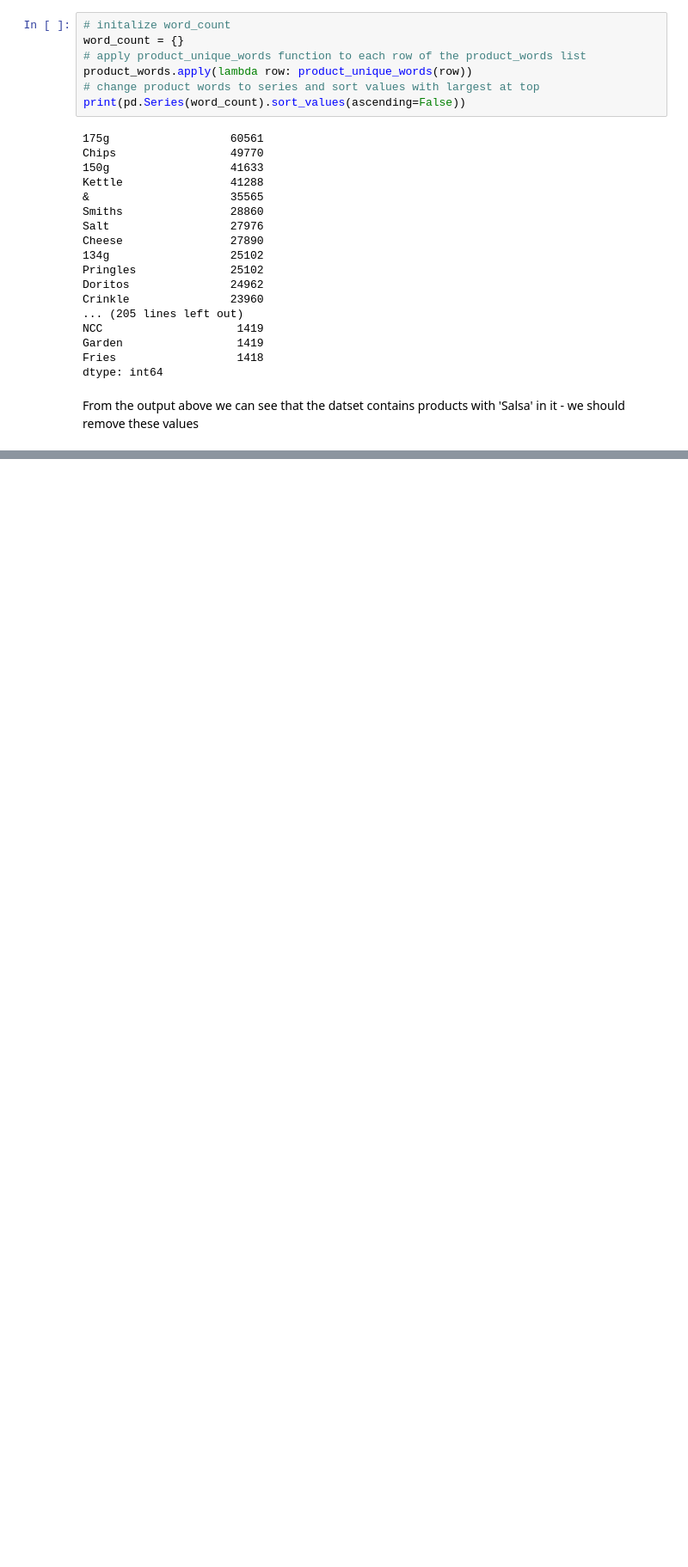
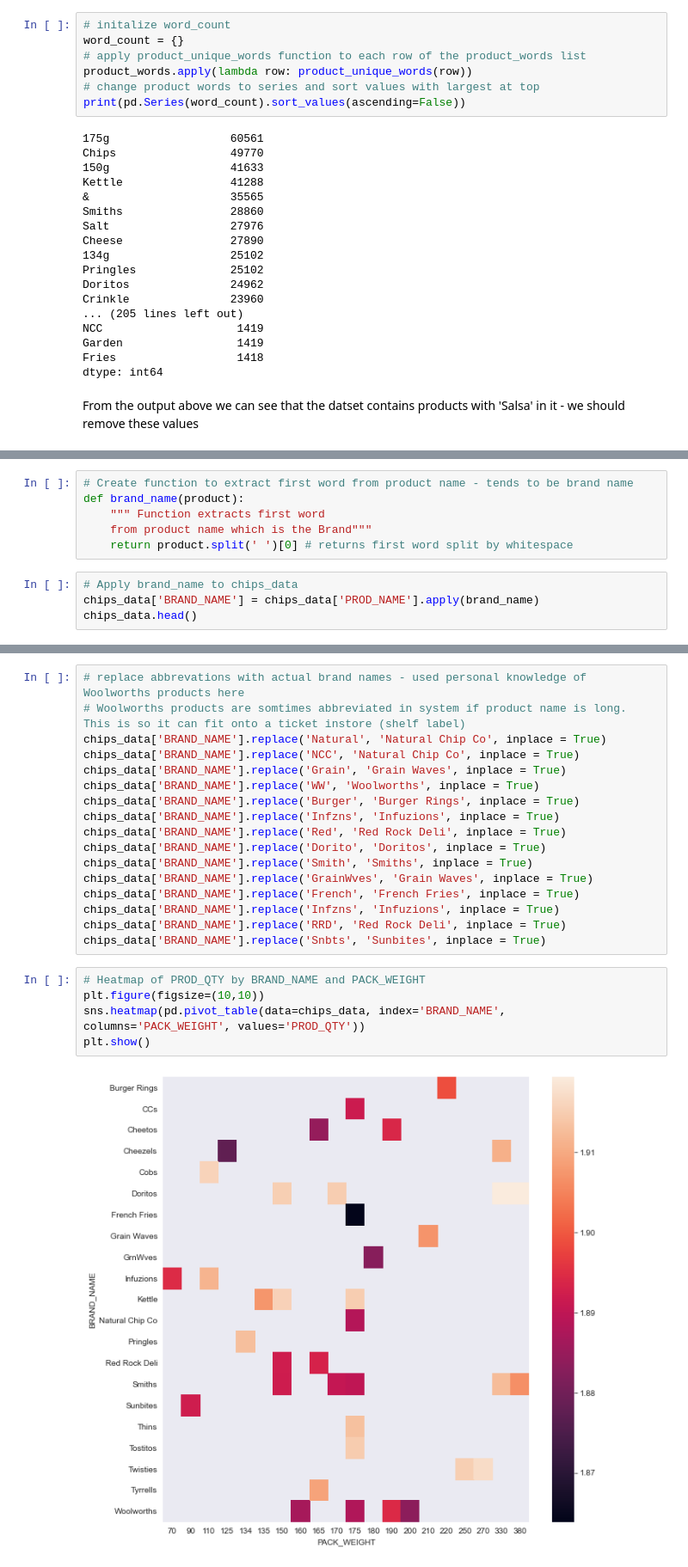
Before and after one commit to JoshyB14/Quantium_Data_Analytics_Virtual_Internship, a Jupyter notebook: Quantium_task1.ipynb, the cells around one changed output, grey strips where cells are left out. Shown: that part at 86% size. Cells and saved outputs as stored; diff of their text form; blank space fills up the shorter version.

```diff
--- a/Quantium_task1.ipynb
+++ b/Quantium_task1.ipynb
@@ -199,0 +253,10 @@ From the output above we can see that the datset contains products with 'Salsa'
+# %%
+# Create function to extract first word from product name - tends to be brand name
+def brand_name(product):
+    """ Function extracts first word
+    from product name which is the Brand"""
+    return product.split(' ')[0] # returns first word split by whitespace
+# %%
+# Apply brand_name to chips_data
+chips_data['BRAND_NAME'] = chips_data['PROD_NAME'].apply(brand_name)
+chips_data.head()
@@ -199,0 +279,24 @@ From the output above we can see that the datset contains products with 'Salsa'
+# %%
+# replace abbrevations with actual brand names - used personal knowledge of Woolworths products here
+# Woolworths products are somtimes abbreviated in system if product name is long. This is so it can fit onto a ticket instore (shelf label)
+chips_data['BRAND_NAME'].replace('Natural', 'Natural Chip Co', inplace = True)
+chips_data['BRAND_NAME'].replace('NCC', 'Natural Chip Co', inplace = True)
+chips_data['BRAND_NAME'].replace('Grain', 'Grain Waves', inplace = True)
+chips_data['BRAND_NAME'].replace('WW', 'Woolworths', inplace = True)
+chips_data['BRAND_NAME'].replace('Burger', 'Burger Rings', inplace = True)
+chips_data['BRAND_NAME'].replace('Infzns', 'Infuzions', inplace = True)
+chips_data['BRAND_NAME'].replace('Red', 'Red Rock Deli', inplace = True)
+chips_data['BRAND_NAME'].replace('Dorito', 'Doritos', inplace = True)
+chips_data['BRAND_NAME'].replace('Smith', 'Smiths', inplace = True)
+chips_data['BRAND_NAME'].replace('GrainWves', 'Grain Waves', inplace = True)
+chips_data['BRAND_NAME'].replace('French', 'French Fries', inplace = True)
+chips_data['BRAND_NAME'].replace('Infzns', 'Infuzions', inplace = True)
+chips_data['BRAND_NAME'].replace('RRD', 'Red Rock Deli', inplace = True)
+chips_data['BRAND_NAME'].replace('Snbts', 'Sunbites', inplace = True)
+# %%
+# Heatmap of PROD_QTY by BRAND_NAME and PACK_WEIGHT
+plt.figure(figsize=(10,10))
+sns.heatmap(pd.pivot_table(data=chips_data, index='BRAND_NAME', columns='PACK_WEIGHT', values='PROD_QTY'))
+plt.show()
+# %% [output]
+[figure, added]
```
Also changed, not shown: parts of 14 cells of this notebook.
